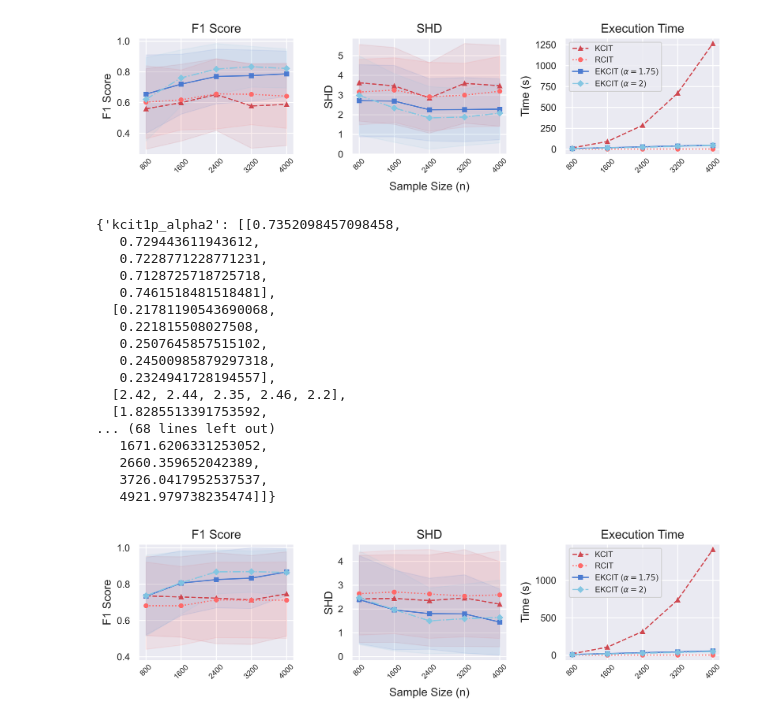
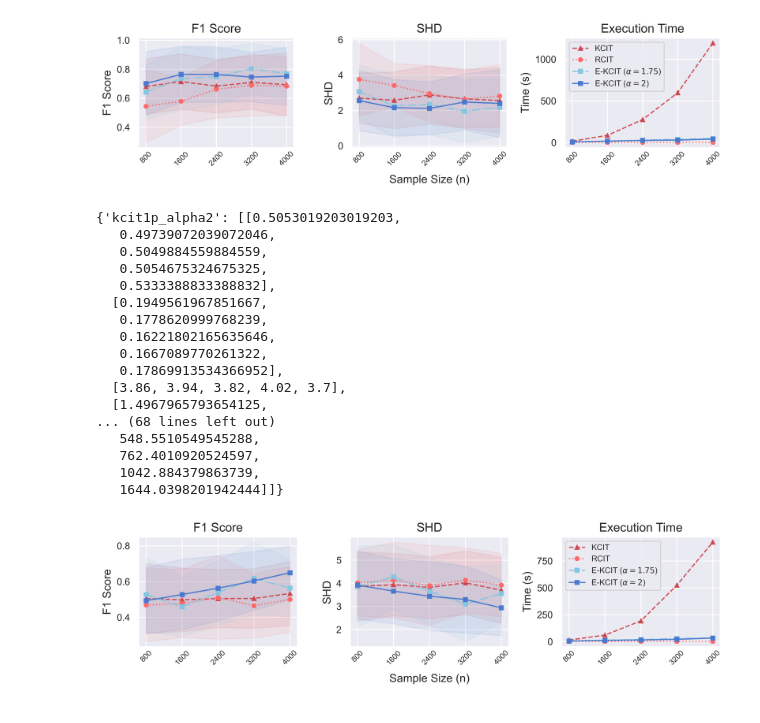
Before and after one commit to GuanZhengkang/ECIT, a Jupyter notebook: experiment/pc/epc.ipynb, the cells around one changed output. Drawn from its saved outputs; the diff is of its cells as text; code cells hidden in the pictures.

```diff
--- a/experiment/pc/epc.ipynb
+++ b/experiment/pc/epc.ipynb
@@ -34,7 +35,7 @@ result2
 # %%
-show_results(result2)
+show_results(resultT)
 # %% [output]
-[figure, old version]
+[figure, new version]
 # %%
 np.random.seed(1)
 random.seed(1)
@@ -44,30 +45,30 @@ ensCIT = [(kcit, 1, p_alpha2),
           (kcit, 400, p_alpha175),
           (kcit, 400, p_alpha2)]
 
-result3 = epcSimulate(ensCIT, df=3)
-result3
+resultC = epcSimulate(ensCIT, noise_dis='cauchy')
+resultC
 # %% [output]
-{'kcit1p_alpha2': [[0.7352098457098458,
-   0.729443611943612,
-   0.7228771228771231,
-   0.7128725718725718,
-   0.7461518481518481],
-  [0.21781190543690068,
-   0.221815508027508,
-   0.2507645857515102,
-   0.24500985879297318,
-   0.2324941728194557],
-  [2.42, 2.44, 2.35, 2.46, 2.2],
-  [1.8285513391753592,
+{'kcit1p_alpha2': [[0.5053019203019203,
+   0.49739072039072046,
+   0.5049884559884559,
+   0.5054675324675325,
+   0.5333388833388832],
+  [0.1949561967851667,
+   0.1778620999768239,
+   0.16221802165635646,
+   0.1667089770261322,
+   0.17869913534366952],
+  [3.86, 3.94, 3.82, 4.02, 3.7],
+  [1.4967965793654125,
 ... (68 lines left out)
-   1671.6206331253052,
-   2660.359652042389,
-   3726.0417952537537,
-   4921.979738235474]]}
+   548.5510549545288,
+   762.4010920524597,
+   1042.884379863739,
+   1644.0398201942444]]}
 # %%
-show_results(result3)
+show_results(resultC)
 # %% [output]
-[figure, old version]
+[figure, new version]
 # %%
 np.random.seed(1)
 random.seed(1)
```
Also changed, not shown: parts of 3 cells of this notebook, 15 other files.
